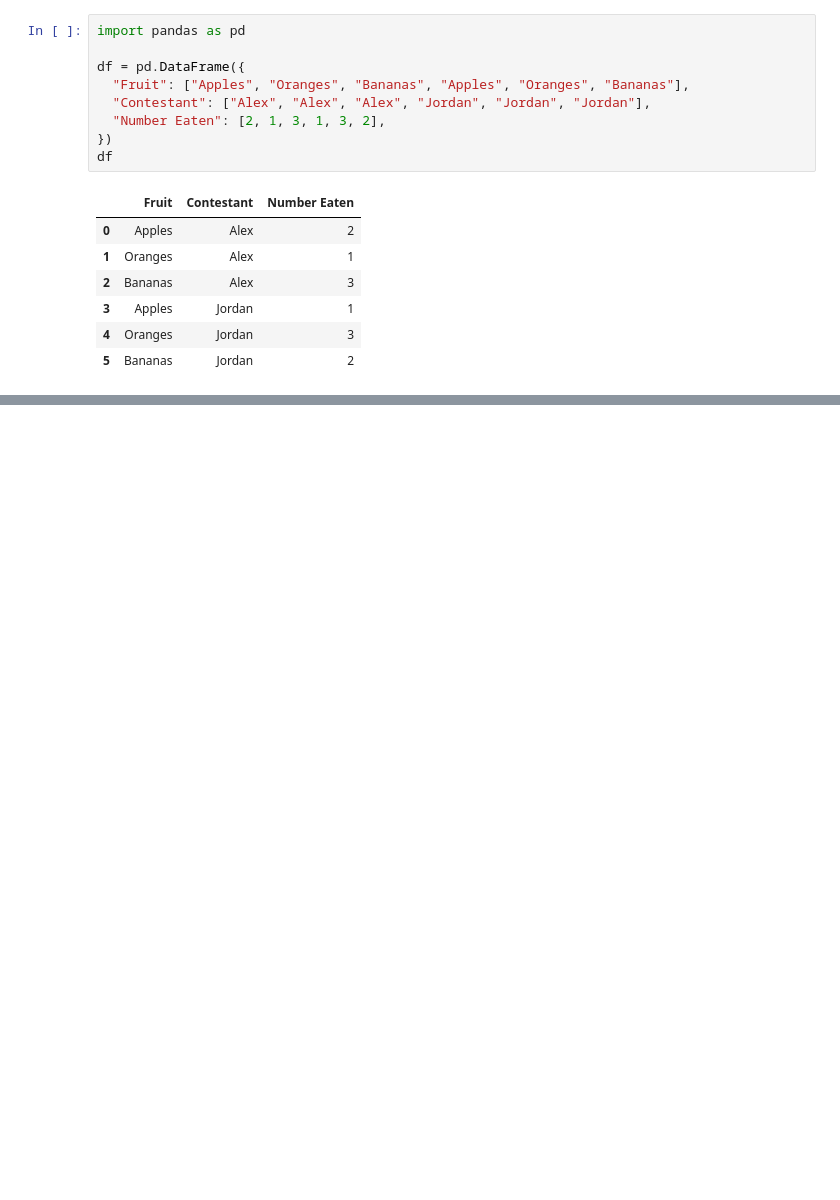
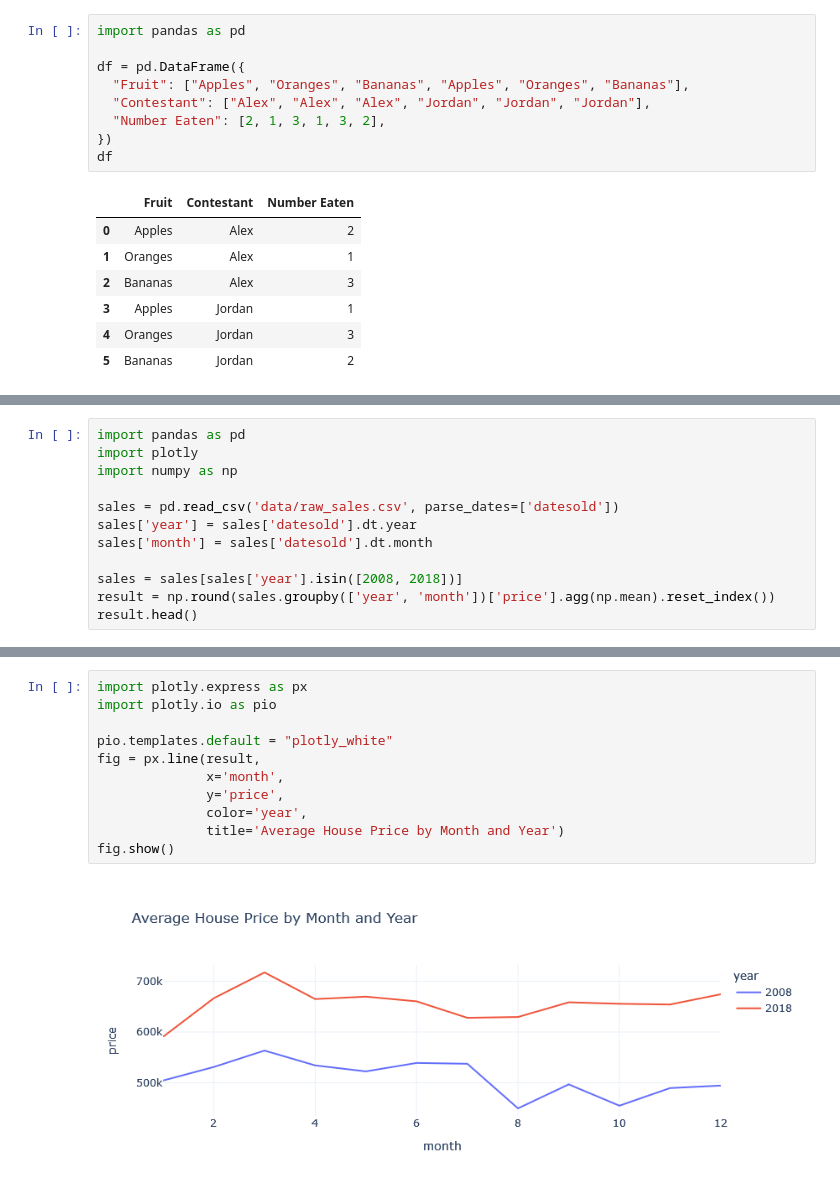
Before and after one commit to dschloe/streamlitbook-saraevan, a Jupyter notebook: ch02/step04_plotly.ipynb, the cells around one changed output, grey strips where cells are left out. Saved outputs shown, nothing was run; the diff lists cells and outputs as text; blank space fills up the shorter version.

```diff
--- a/ch02/step04_plotly.ipynb
+++ b/ch02/step04_plotly.ipynb
@@ -53,0 +56,12 @@ fig.show()
+# %%
+import pandas as pd
+import plotly
+import numpy as np
+
+sales = pd.read_csv('data/raw_sales.csv', parse_dates=['datesold'])
+sales['year'] = sales['datesold'].dt.year
+sales['month'] = sales['datesold'].dt.month
+
+sales = sales[sales['year'].isin([2008, 2018])]
+result = np.round(sales.groupby(['year', 'month'])['price'].agg(np.mean).reset_index())
+result.head()
@@ -53,0 +86,13 @@ fig.show()
+# %%
+import plotly.express as px
+import plotly.io as pio
+
+pio.templates.default = "plotly_white"
+fig = px.line(result,
+              x='month',
+              y='price',
+              color='year',
+              title='Average House Price by Month and Year')
+fig.show()
+# %% [output]
+[figure, added]
```
Also changed, not shown: parts of 9 cells of this notebook, 5 other files.
